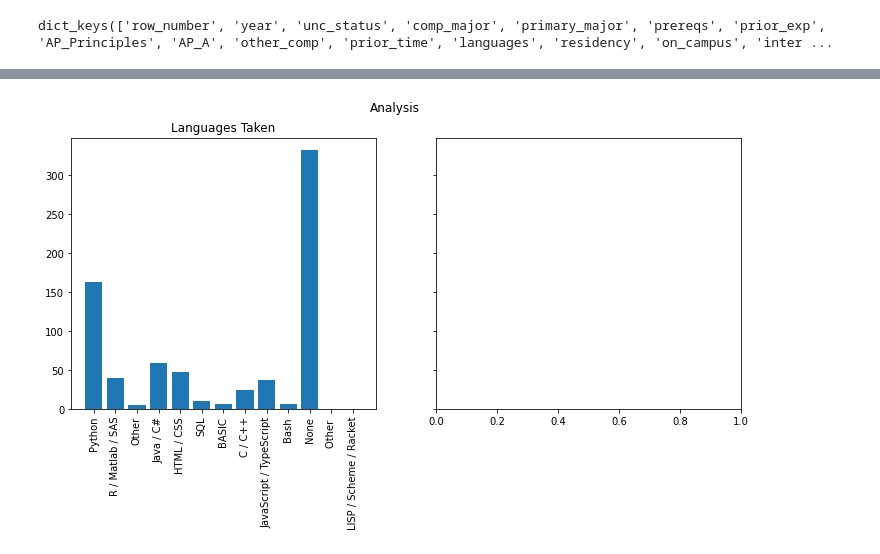
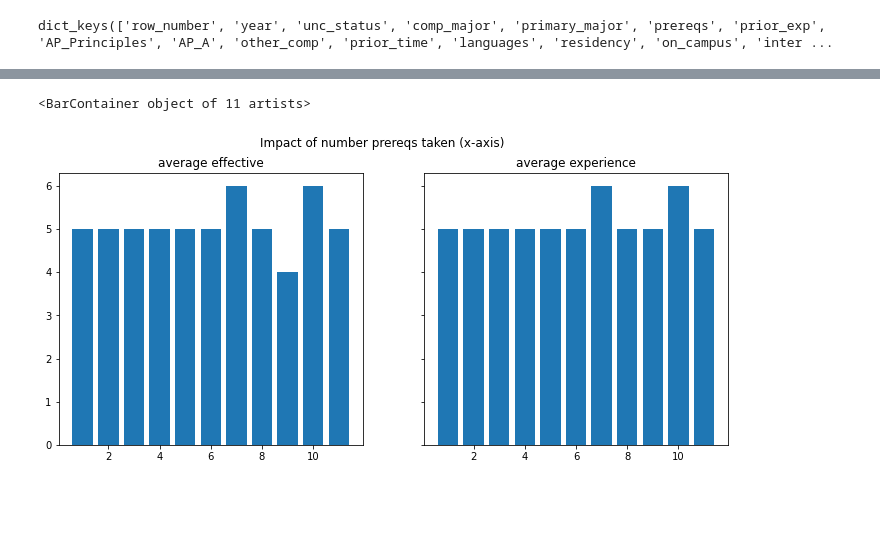
Before and after one commit to vondoste/comp110-21s-workspace, a Jupyter notebook: projects/pj01/analysis.ipynb, the cells around one changed output, grey strips where cells are left out. Drawn from its saved outputs; the diff is of its cells as text; code cells hidden in the pictures; blank space fills up the shorter version.

```diff
--- a/projects/pj01/analysis.ipynb
+++ b/projects/pj01/analysis.ipynb
@@ -181,0 +228,8 @@ dict_keys(['row_number', 'year', 'unc_status', 'comp_major', 'primary_major', 'p
+# %%
+prereqs: list[str] = data_cols["prereqs"]
+prereq_mask: list[bool] = not_none_mask(prereqs)
+
+prereq_count: list[str] = csv_tally(prereqs, prereq_mask)
+
+data_cols["prereq_count"] = prereq_count
+print(data_cols.keys())
@@ -181,0 +361,21 @@ dict_keys(['row_number', 'year', 'unc_status', 'comp_major', 'primary_major', 'p
+# %%
+data_set_1: dict[str, list] = {"prereq_count": [], "average_experience": [], "average_effective": []}
+
+for i in range(12):
+    if str(i) in prereq_count_dict.keys():
+        data_set_1["prereq_count"].append(i)
+        data_set_1["average_experience"].append(int(prereq_count_dict[str(i)]["average_experience"][0]))
+        data_set_1["average_effective"].append(int(prereq_count_dict[str(i)]["average_effective"][0]))
+
+print(data_set_1)
+
+
+data_set_2: dict[str, list] = {"language_count": [], "average_experience": [], "average_effective": []}
+
+for i in range(12):
+    if str(i) in language_count_dict.keys():
+        data_set_2["language_count"].append(i)
+        data_set_2["average_experience"].append(int(language_count_dict[str(i)]["average_experience"][0]))
+        data_set_2["average_effective"].append(int(language_count_dict[str(i)]["average_effective"][0]))
+
+print(data_set_2)
@@ -186,17 +389,17 @@ dict_keys(['row_number', 'year', 'unc_status', 'comp_major', 'primary_major', 'p
 # %%
+from matplotlib import pyplot as plt
 
 
-from matplotlib import pyplot as plt
-
 fig, axes = plt.subplots(1, 2, figsize=(12, 5), sharey=True)
-fig.suptitle("Analysis")
+fig.suptitle("Impact of number prereqs taken (x-axis)")
 
 
-axes[0].set_title("Languages Taken")
-axes[0].bar(breakdown.keys(), breakdown.values())
-axes[0].tick_params(axis='x', labelrotation = 90)
+axes[0].set_title("average effective")
+axes[0].bar(data_set_1["prereq_count"], data_set_1["average_effective"])
+axes[0].tick_params(axis='x', labelrotation = 0)
 
-# axes[1].set_title("By Sex")
-# axes[1].bar(data_cols[language_count], data_cols[overall_experience])
+axes[1].set_title("average experience")
+axes[1].bar(data_set_1["prereq_count"], data_set_1["average_experience"])
 # %% [output]
+<BarContainer object of 11 artists>
-[figure, old version]
+[figure, new version]
```
Also changed, not shown: parts of 35 cells of this notebook, 1 other file.
